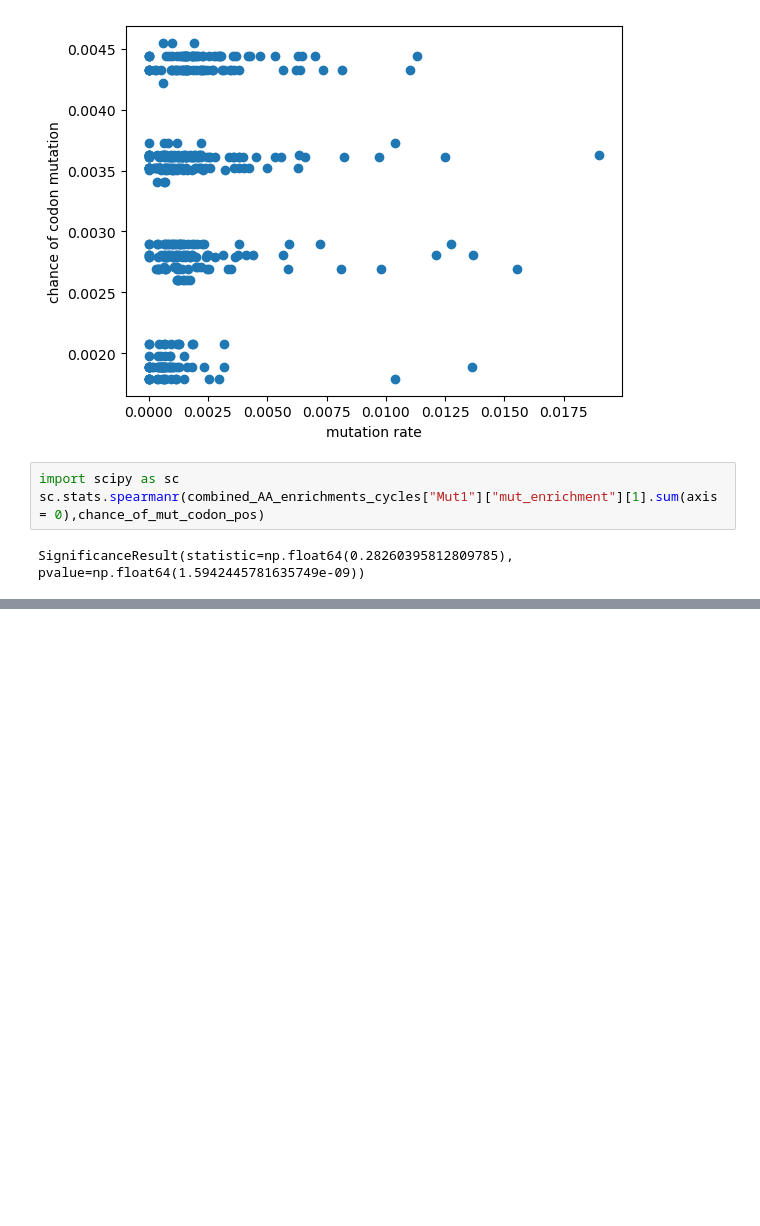
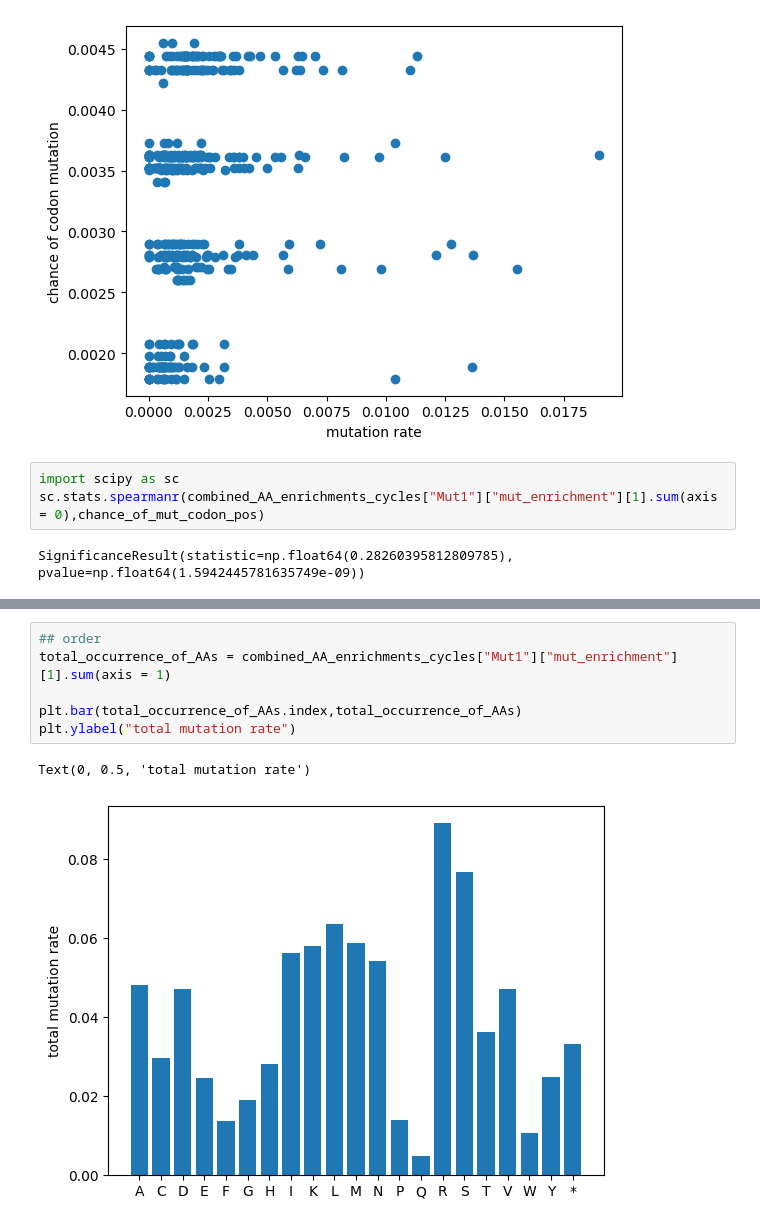
Before and after one commit to AliceHovsepyan/pogo_pance_draft, a Jupyter notebook: DMS_analysis_combine_all_datasets.ipynb, the cells around one changed output, grey strips where cells are left out. Saved outputs shown, nothing was run; the diff lists cells and outputs as text; blank space fills up the shorter version.

```diff
--- a/DMS_analysis_combine_all_datasets.ipynb
+++ b/DMS_analysis_combine_all_datasets.ipynb
@@ -776,0 +838,9 @@ SignificanceResult(statistic=np.float64(0.28260395812809785), pvalue=np.float64(
+# %%
+## order
+total_occurrence_of_AAs = combined_AA_enrichments_cycles["Mut1"]["mut_enrichment"][1].sum(axis = 1)
+
+plt.bar(total_occurrence_of_AAs.index,total_occurrence_of_AAs)
+plt.ylabel("total mutation rate")
+# %% [output]
+Text(0, 0.5, 'total mutation rate')
+[figure, added]
```
Also changed, not shown: parts of 9 cells of this notebook.
